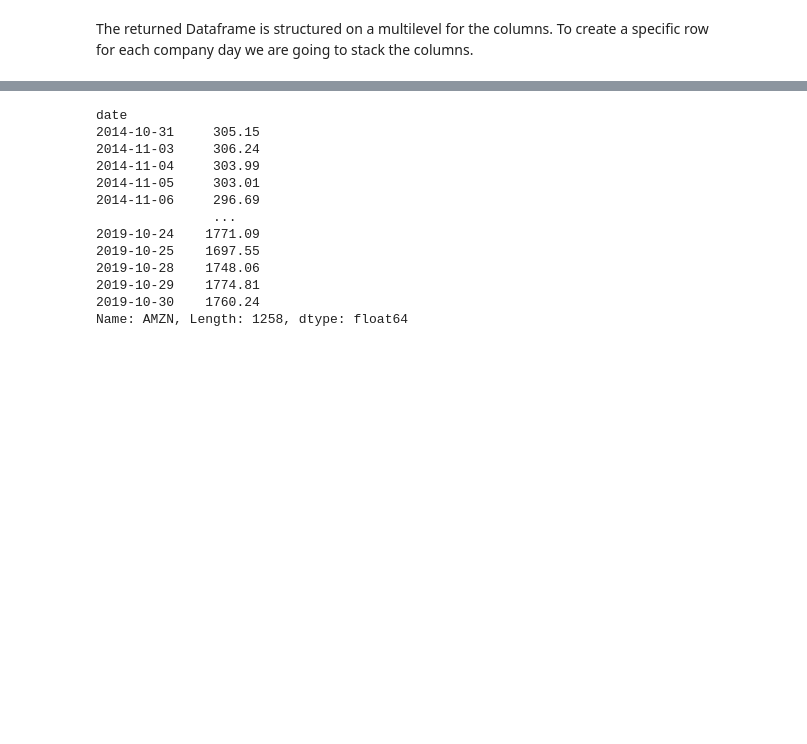
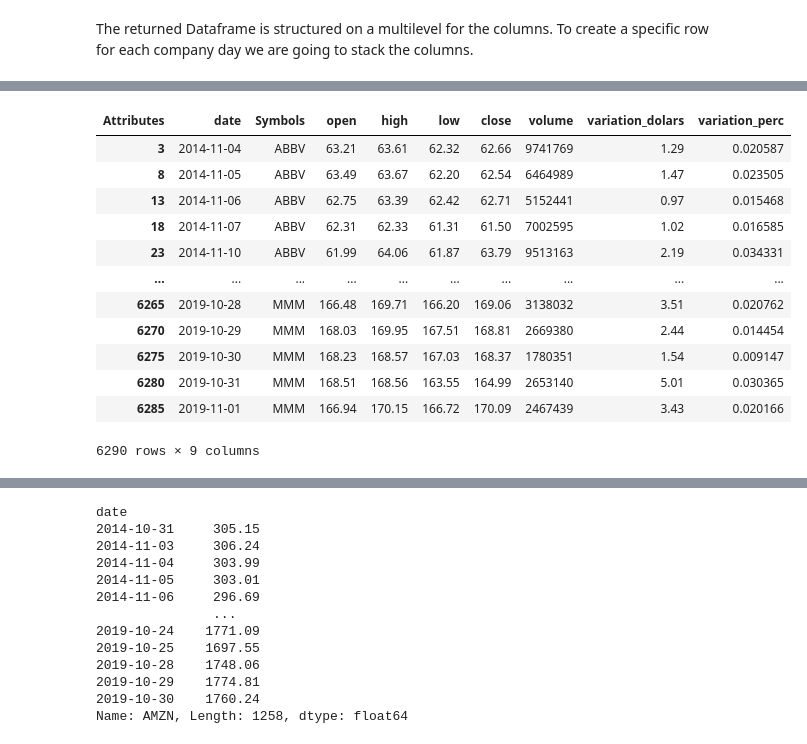
Before and after one commit to GabrielSGoncalves/serverless_etl_medium, a Jupyter notebook: Notebook_1_Creating_SP500_database.ipynb, the cells around one changed output, grey strips where cells are left out. Drawn from its saved outputs; the diff is of its cells as text; code cells hidden in the pictures; blank space fills up the shorter version.

```diff
--- a/Notebook_1_Creating_SP500_database.ipynb
+++ b/Notebook_1_Creating_SP500_database.ipynb
@@ -132,0 +127,4 @@ To create a specific row for each company day we are going to stack the columns.
+# %%
+# Calculate daily variation in dolars
+df_stacked['variation_dolars'] = df_stacked.apply(lambda x: x['high']- x['low'],axis=1)
+df_stacked
@@ -132,0 +145,18 @@ To create a specific row for each company day we are going to stack the columns.
+# %%
+# Calculate daily variation percentage
+df_stacked['variation_perc'] = df_stacked.apply(lambda x: (x['high']- x['low'])/x['close'],axis=1)
+df_stacked
+# %% [output]
+| Attributes | date | Symbols | open | high | low | close | volume | variation_dolars | variation_perc |
+| 3 | 2014-11-04 | ABBV | 63.21 | 63.61 | 62.32 | 62.66 | 9741769 | 1.29 | 0.020587 |
+| 8 | 2014-11-05 | ABBV | 63.49 | 63.67 | 62.20 | 62.54 | 6464989 | 1.47 | 0.023505 |
+| 13 | 2014-11-06 | ABBV | 62.75 | 63.39 | 62.42 | 62.71 | 5152441 | 0.97 | 0.015468 |
+| 18 | 2014-11-07 | ABBV | 62.31 | 62.33 | 61.31 | 61.50 | 7002595 | 1.02 | 0.016585 |
+| 23 | 2014-11-10 | ABBV | 61.99 | 64.06 | 61.87 | 63.79 | 9513163 | 2.19 | 0.034331 |
+| ... | ... | ... | ... | ... | ... | ... | ... | ... | ... |
+| 6265 | 2019-10-28 | MMM | 166.48 | 169.71 | 166.20 | 169.06 | 3138032 | 3.51 | 0.020762 |
+| 6270 | 2019-10-29 | MMM | 168.03 | 169.95 | 167.51 | 168.81 | 2669380 | 2.44 | 0.014454 |
+| 6275 | 2019-10-30 | MMM | 168.23 | 168.57 | 167.03 | 168.37 | 1780351 | 1.54 | 0.009147 |
+| 6280 | 2019-10-31 | MMM | 168.51 | 168.56 | 163.55 | 164.99 | 2653140 | 5.01 | 0.030365 |
+| 6285 | 2019-11-01 | MMM | 166.94 | 170.15 | 166.72 | 170.09 | 2467439 | 3.43 | 0.020166 |
+6290 rows × 9 columns
```
Also changed, not shown: parts of 21 cells of this notebook, 3 other files.
